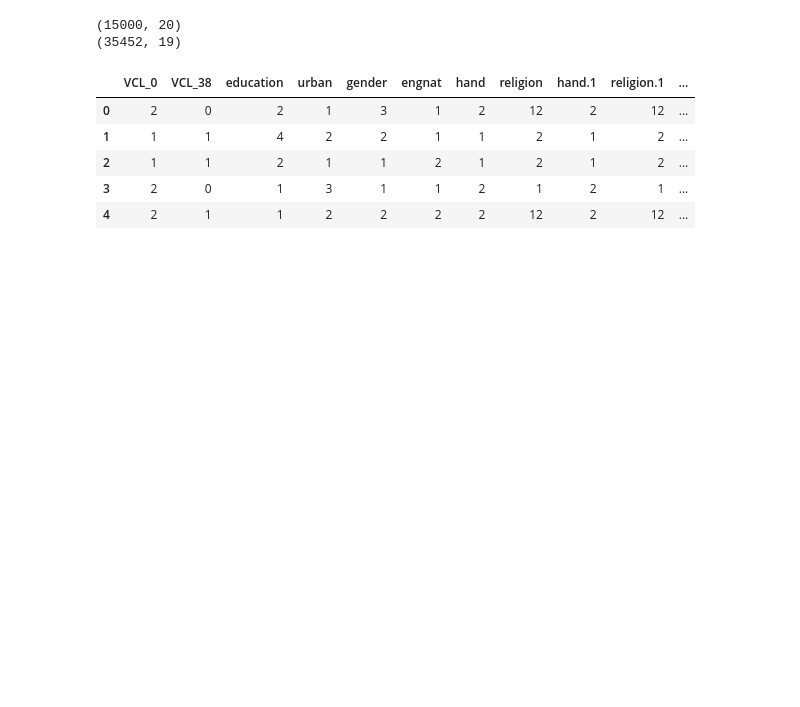
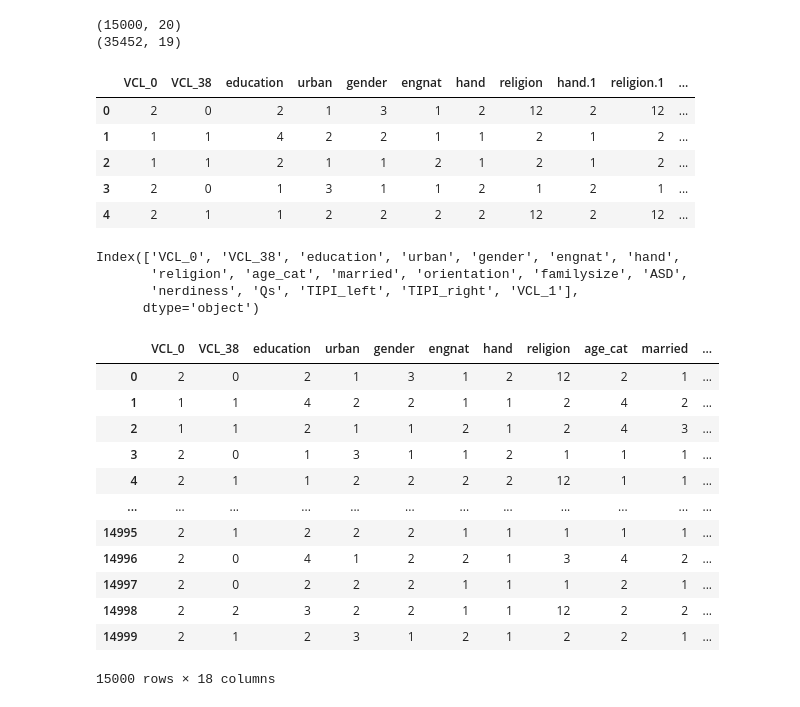
Before and after one commit to Seokii/2022_SWAI_Qualifiers, a Jupyter notebook: notebooks/auto_minseok.ipynb, the cells around one changed output. Saved outputs shown, nothing was run; the diff lists cells and outputs as text; code cells hidden in the pictures; blank space fills up the shorter version.

```diff
--- a/notebooks/auto_minseok.ipynb
+++ b/notebooks/auto_minseok.ipynb
@@ -4,3 +4,5 @@ import seaborn as sns
 # %%
 train = pd.read_csv("../data/real_final_train.csv")
 test = pd.read_csv("../data/real_final_test.csv")
+# %%
+train = pd.read_csv("../data/train.csv")
@@ -19,3 +34,23 @@ train.head()
 | 2 | 1 | 1 | 2 | 1 | 1 | 2 | 1 | 2 | 1 | 2 | ... |
 | 3 | 2 | 0 | 1 | 3 | 1 | 1 | 2 | 1 | 2 | 1 | ... |
 | 4 | 2 | 1 | 1 | 2 | 2 | 2 | 2 | 12 | 2 | 12 | ... |
+# %%
+train = train.drop(columns=['hand.1', 'religion.1'])
+test = test.drop(columns=['hand.1', 'religion.1'])
+# %%
+train.columns
+# %% [output]
+Index(['VCL_0', 'VCL_38', 'education', 'urban', 'gender', 'engnat', 'hand',
+       'religion', 'age_cat', 'married', 'orientation', 'familysize', 'ASD',
+       'nerdiness', 'Qs', 'TIPI_left', 'TIPI_right', 'VCL_1'],
+      dtype='object')
+# %%
+from sklearn import preprocessing
+
+min_max_scaler = preprocessing.MinMaxScaler()
+# %%
+data = train.iloc[:, 14:18].values
+data_scaled = min_max_scaler.fit_transform(data)
+data_scaled = pd.DataFrame(data_scaled)
+
+train_scaled = pd.concat([train.drop(train.iloc[:, 14:18], axis=1), data_scaled], axis=1)
@@ -21,0 +63,16 @@ train.head()
+# %%
+display(train_scaled)
+# %% [output]
+|  | VCL_0 | VCL_38 | education | urban | gender | engnat | hand | religion | age_cat | married | ... |
+| 0 | 2 | 0 | 2 | 1 | 3 | 1 | 2 | 12 | 2 | 1 | ... |
+| 1 | 1 | 1 | 4 | 2 | 2 | 1 | 1 | 2 | 4 | 2 | ... |
+| 2 | 1 | 1 | 2 | 1 | 1 | 2 | 1 | 2 | 4 | 3 | ... |
+| 3 | 2 | 0 | 1 | 3 | 1 | 1 | 2 | 1 | 1 | 1 | ... |
+| 4 | 2 | 1 | 1 | 2 | 2 | 2 | 2 | 12 | 1 | 1 | ... |
+| ... | ... | ... | ... | ... | ... | ... | ... | ... | ... | ... | ... |
+| 14995 | 2 | 1 | 2 | 2 | 2 | 1 | 1 | 1 | 1 | 1 | ... |
+| 14996 | 2 | 0 | 4 | 1 | 2 | 2 | 1 | 3 | 4 | 2 | ... |
+| 14997 | 2 | 0 | 2 | 2 | 2 | 1 | 1 | 1 | 2 | 1 | ... |
+| 14998 | 2 | 2 | 3 | 2 | 2 | 1 | 1 | 12 | 2 | 2 | ... |
+| 14999 | 2 | 1 | 2 | 3 | 1 | 2 | 1 | 2 | 2 | 1 | ... |
+15000 rows × 18 columns
```
Also changed, not shown: parts of 10 cells of this notebook, 5 other files.
